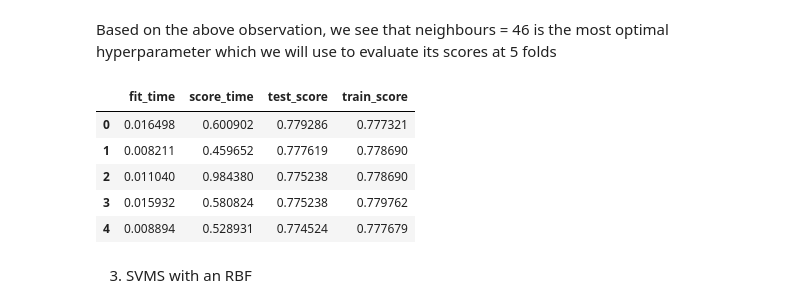
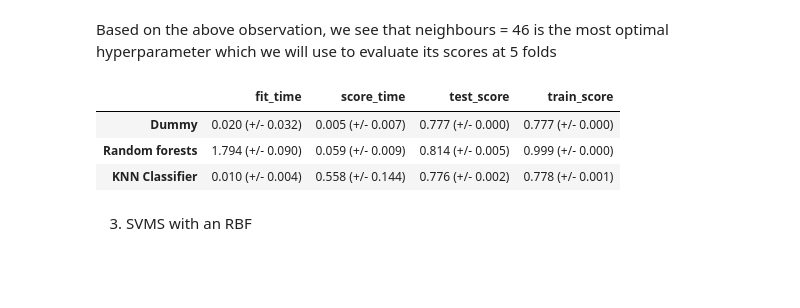
Before and after one commit to LaoAronn/CC-Default-Classification, a Jupyter notebook: hw5.ipynb, the cells around one changed output. Drawn from its saved outputs; the diff is of its cells as text; code cells hidden in the pictures; blank space fills up the shorter version.

```diff
--- a/hw5.ipynb
+++ b/hw5.ipynb
@@ -679,11 +679,6 @@ pipe_rf = make_pipeline(
     ),
 )
 
-# our DecisionTreeClassifier baseline
-pipe_dt = make_pipeline(preprocessor, DecisionTreeClassifier(random_state=123))
-results["Decision tree"] = mean_std_cross_val_scores(
-    pipe_dt, trainX, y_train_num, return_train_score=True, scoring="accuracy"
-)
 
 # RandomForestClassifier
 results["Random forests"] = mean_std_cross_val_scores(
@@ -739,17 +740,25 @@ best_n_neighbours
 46
 # %% [markdown]
 Based on the above observation, we see that neighbours = 46 is the most optimal hyperparameter which we will use to evaluate its scores at 5 folds
-# %%
-knn = KNeighborsClassifier(n_neighbors = best_n_neighbours)
-scores = cross_validate(knn, trainX, trainY, return_train_score=True)
-pd.DataFrame(scores)
-# %% [output]
-|  | fit_time | score_time | test_score | train_score |
-| 0 | 0.016498 | 0.600902 | 0.779286 | 0.777321 |
-| 1 | 0.008211 | 0.459652 | 0.777619 | 0.778690 |
-| 2 | 0.011040 | 0.984380 | 0.775238 | 0.778690 |
-| 3 | 0.015932 | 0.580824 | 0.775238 | 0.779762 |
-| 4 | 0.008894 | 0.528931 | 0.774524 | 0.777679 |
+# %%
+knn = KNeighborsClassifier(n_neighbors = best_n_neighbours)
+
+cv_results = cross_validate(knn, trainX, trainY, return_train_score=True)
+
+# Calculate mean and std for each score type
+results["KNN Classifier"] = {
+    "fit_time": f"{np.mean(cv_results['fit_time']):.3f} (+/- {np.std(cv_results['fit_time']):.3f})",
+    "score_time": f"{np.mean(cv_results['score_time']):.3f} (+/- {np.std(cv_results['score_time']):.3f})",
+    "test_score": f"{np.mean(cv_results['test_score']):.3f} (+/- {np.std(cv_results['test_score']):.3f})",
+    "train_score": f"{np.mean(cv_results['train_score']):.3f} (+/- {np.std(cv_results['train_score']):.3f})",
+}
+
+pd.DataFrame(results).T
+# %% [output]
+|  | fit_time | score_time | test_score | train_score |
+| Dummy | 0.020 (+/- 0.032) | 0.005 (+/- 0.007) | 0.777 (+/- 0.000) | 0.777 (+/- 0.000) |
+| Random forests | 1.794 (+/- 0.090) | 0.059 (+/- 0.009) | 0.814 (+/- 0.005) | 0.999 (+/- 0.000) |
+| KNN Classifier | 0.010 (+/- 0.004) | 0.558 (+/- 0.144) | 0.776 (+/- 0.002) | 0.778 (+/- 0.001) |
 # %% [markdown]
 3) SVMS with an RBF
 # %%
```
Also changed, not shown: parts of 37 cells of this notebook.
